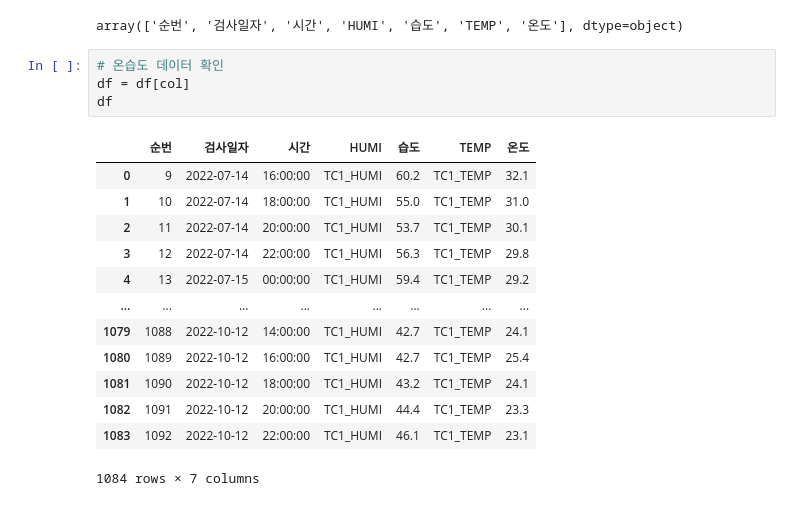
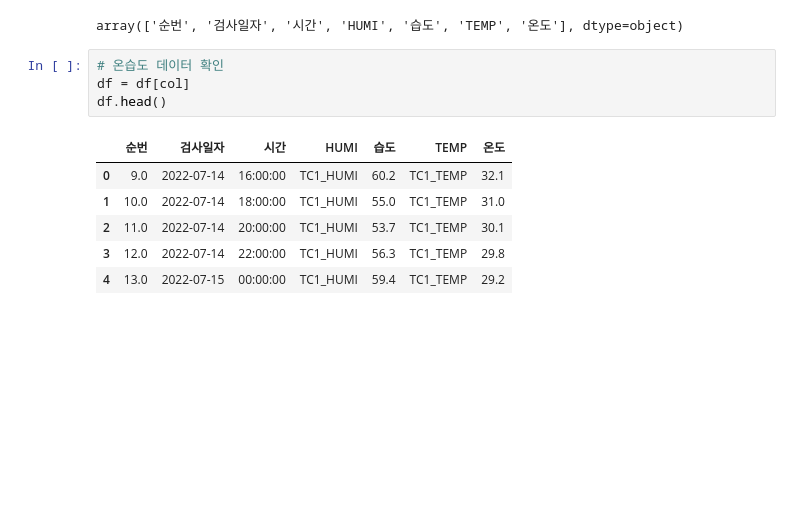
Before and after one commit to Hansol03/Relation-analysis-of-temp-hum-in-rubber-belt-manufacturing-process-, a Jupyter notebook: temp_humi.ipynb, the cells around one changed output. Drawn from its saved outputs; the diff is of its cells as text; blank space fills up the shorter version.

```diff
--- a/temp_humi.ipynb
+++ b/temp_humi.ipynb
@@ -425,21 +551,14 @@ array(['순번', '검사일자', '시간', 'HUMI', '습도', 'TEMP', '온도'],
 # %%
 # 온습도 데이터 확인
 df = df[col]
-df
+df.head()
 # %% [output]
 |  | 순번 | 검사일자 | 시간 | HUMI | 습도 | TEMP | 온도 |
-| 0 | 9 | 2022-07-14 | 16:00:00 | TC1_HUMI | 60.2 | TC1_TEMP | 32.1 |
-| 1 | 10 | 2022-07-14 | 18:00:00 | TC1_HUMI | 55.0 | TC1_TEMP | 31.0 |
-| 2 | 11 | 2022-07-14 | 20:00:00 | TC1_HUMI | 53.7 | TC1_TEMP | 30.1 |
-| 3 | 12 | 2022-07-14 | 22:00:00 | TC1_HUMI | 56.3 | TC1_TEMP | 29.8 |
-| 4 | 13 | 2022-07-15 | 00:00:00 | TC1_HUMI | 59.4 | TC1_TEMP | 29.2 |
-| ... | ... | ... | ... | ... | ... | ... | ... |
-| 1079 | 1088 | 2022-10-12 | 14:00:00 | TC1_HUMI | 42.7 | TC1_TEMP | 24.1 |
-| 1080 | 1089 | 2022-10-12 | 16:00:00 | TC1_HUMI | 42.7 | TC1_TEMP | 25.4 |
-| 1081 | 1090 | 2022-10-12 | 18:00:00 | TC1_HUMI | 43.2 | TC1_TEMP | 24.1 |
-| 1082 | 1091 | 2022-10-12 | 20:00:00 | TC1_HUMI | 44.4 | TC1_TEMP | 23.3 |
-| 1083 | 1092 | 2022-10-12 | 22:00:00 | TC1_HUMI | 46.1 | TC1_TEMP | 23.1 |
+| 0 | 9.0 | 2022-07-14 | 16:00:00 | TC1_HUMI | 60.2 | TC1_TEMP | 32.1 |
+| 1 | 10.0 | 2022-07-14 | 18:00:00 | TC1_HUMI | 55.0 | TC1_TEMP | 31.0 |
+| 2 | 11.0 | 2022-07-14 | 20:00:00 | TC1_HUMI | 53.7 | TC1_TEMP | 30.1 |
+| 3 | 12.0 | 2022-07-14 | 22:00:00 | TC1_HUMI | 56.3 | TC1_TEMP | 29.8 |
+| 4 | 13.0 | 2022-07-15 | 00:00:00 | TC1_HUMI | 59.4 | TC1_TEMP | 29.2 |
-1084 rows × 7 columns
 # %%
 df.dtypes
 # %% [output]
```
Also changed, not shown: parts of 59 cells of this notebook.
